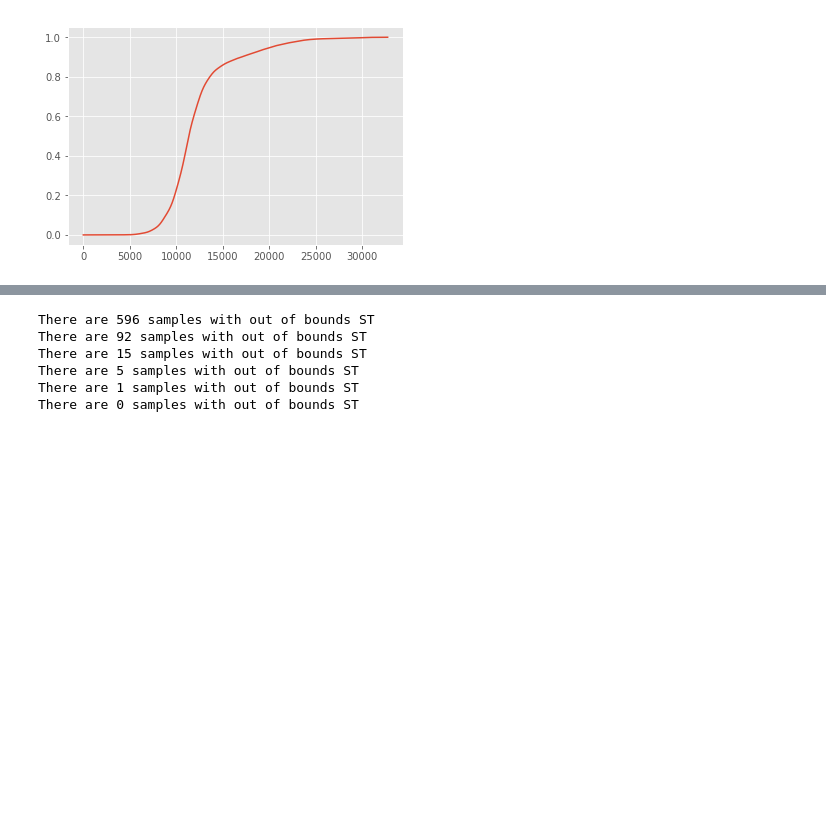
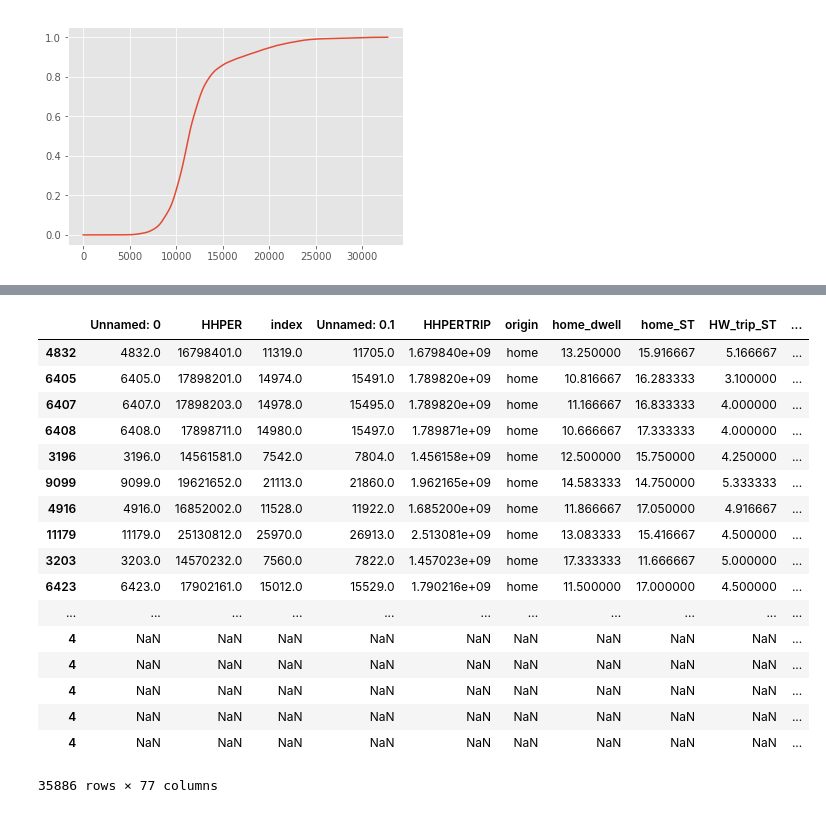
Before and after one commit to ual/activitysynth, a Jupyter notebook: activitysynth/notebooks/fitting_TOD_distributions.ipynb, the cells around one changed output, grey strips where cells are left out. Drawn from its saved outputs; the diff is of its cells as text; code cells hidden in the pictures; blank space fills up the shorter version.

Commit message:
refactoring sampling code for TOD and dwell_work (work=in-progress)

```diff
--- a/activitysynth/notebooks/fitting_TOD_distributions.ipynb
+++ b/activitysynth/notebooks/fitting_TOD_distributions.ipynb
@@ -104,28 +135,54 @@ ST_kde
 # %%
 #ST_kde.loc[1, 'kde'].resample(2)
 # In Simulation
 n_by_TOD = (trips.groupby("TOD")
   .size()
   .reset_index(name='ntrips')
 )
 
-n_by_TOD = n_by_TOD.join(ST_kde, on="TOD")
+n_by_TOD = n_by_TOD.join(ET_kde, on="TOD")
 
-n_by_TOD["ST"] = n_by_TOD.apply(lambda row: row['kde'].resample(row['ntrips']), axis=1)
+n_by_TOD["HW_trip_ET"] = n_by_TOD.apply(lambda row: (row['kde'].resample(row['ntrips']))[0, ], axis=1)
 
-n_by_TOD["HW_trip_ST"] = n_by_TOD["ST"].apply(lambda x: x[0, ])
-n_by_TOD["WH_trip_ST"] = n_by_TOD["ST"].apply(lambda x: x[1, ])
+#n_by_TOD["HW_trip_ST"] = n_by_TOD["ST"].apply(lambda x: x[0, ])
+#n_by_TOD["WH_trip_ST"] = n_by_TOD["ST"].apply(lambda x: x[1, ])
 #ST_kde.kde.apply(lambda x: x.resample(2))
 
-trips_sim = pd.DataFrame({'TOD':n_by_TOD.TOD.repeat(n_by_TOD.HW_trip_ST.str.len()),
-              'HW_trip_ST':np.concatenate(n_by_TOD.HW_trip_ST.values),
-              'WH_trip_ST':np.concatenate(n_by_TOD.WH_trip_ST.values),
+trips_sim = pd.DataFrame({'TOD':n_by_TOD.TOD.repeat(n_by_TOD.HW_trip_ET.str.len()),
+              'HW_trip_ET':np.concatenate(n_by_TOD.HW_trip_ET.values),
+              #'WH_trip_ST':np.concatenate(n_by_TOD.WH_trip_ST.values),
              })
 
 #trips_sim = trips_sim.set_index("TOD")
 #n_by_TOD.ST.values[0, ][0, ].shape
 #n_by_TOD["HW_trip_ST"].apply(lambda x: x.shape)
 
+# To append trips_sim back to trip, sort both trips and trips_sim by TOD
+pd.concat([trips.sort_values(by="TOD"),
+           (trips_sim.sort_values(by="TOD")
+            .rename(columns={"HW_trip_ET": "HW_trip_ET_sim"})
+            .loc[:, "HW_trip_ET_sim"])], axis=0)
+#trips_sim.shape
+
 # handle 24+ hour
-trips_sim.loc[trips_sim["TOD"].isin([14.0, 24.0]) & (trips_sim.WH_trip_ST < 12), 'WH_trip_ST'] -= 24
+#trips_sim.loc[trips_sim["TOD"].isin([14.0, 24.0]) & (trips_sim.WH_trip_ST < 12), 'WH_trip_ST'] -= 24
+# %% [output]
+|  | Unnamed: 0 | HHPER | index | Unnamed: 0.1 | HHPERTRIP | origin | home_dwell | home_ST | HW_trip_ST | ... |
+| 4832 | 4832.0 | 16798401.0 | 11319.0 | 11705.0 | 1.679840e+09 | home | 13.250000 | 15.916667 | 5.166667 | ... |
+| 6405 | 6405.0 | 17898201.0 | 14974.0 | 15491.0 | 1.789820e+09 | home | 10.816667 | 16.283333 | 3.100000 | ... |
+| 6407 | 6407.0 | 17898203.0 | 14978.0 | 15495.0 | 1.789820e+09 | home | 11.166667 | 16.833333 | 4.000000 | ... |
+| 6408 | 6408.0 | 17898711.0 | 14980.0 | 15497.0 | 1.789871e+09 | home | 10.666667 | 17.333333 | 4.000000 | ... |
+| 3196 | 3196.0 | 14561581.0 | 7542.0 | 7804.0 | 1.456158e+09 | home | 12.500000 | 15.750000 | 4.250000 | ... |
+| 9099 | 9099.0 | 19621652.0 | 21113.0 | 21860.0 | 1.962165e+09 | home | 14.583333 | 14.750000 | 5.333333 | ... |
+| 4916 | 4916.0 | 16852002.0 | 11528.0 | 11922.0 | 1.685200e+09 | home | 11.866667 | 17.050000 | 4.916667 | ... |
+| 11179 | 11179.0 | 25130812.0 | 25970.0 | 26913.0 | 2.513081e+09 | home | 13.083333 | 15.416667 | 4.500000 | ... |
+| 3203 | 3203.0 | 14570232.0 | 7560.0 | 7822.0 | 1.457023e+09 | home | 17.333333 | 11.666667 | 5.000000 | ... |
+| 6423 | 6423.0 | 17902161.0 | 15012.0 | 15529.0 | 1.790216e+09 | home | 11.500000 | 17.000000 | 4.500000 | ... |
+| ... | ... | ... | ... | ... | ... | ... | ... | ... | ... | ... |
+| 4 | NaN | NaN | NaN | NaN | NaN | NaN | NaN | NaN | NaN | ... |
+| 4 | NaN | NaN | NaN | NaN | NaN | NaN | NaN | NaN | NaN | ... |
+| 4 | NaN | NaN | NaN | NaN | NaN | NaN | NaN | NaN | NaN | ... |
+| 4 | NaN | NaN | NaN | NaN | NaN | NaN | NaN | NaN | NaN | ... |
+| 4 | NaN | NaN | NaN | NaN | NaN | NaN | NaN | NaN | NaN | ... |
+35886 rows × 77 columns
 # %%
@@ -182,16 +235,9 @@ n_by_TOD = (trips.groupby("TOD")
   .reset_index(name='ntrips')
 )
 
-n_by_TOD.columns, ST_kde.columns
-trips_sim = simulate(n_by_TOD, ST_kde)
-trips_sim.loc[trips_sim["TOD"].isin([14.0, 24.0]) & (trips_sim.WH_trip_ST < 12), 'WH_trip_ST'] -= 24
+n_by_TOD.columns, ET_kde.columns
+trips_sim = simulate_from_kde(n_by_TOD, ET_kde, group_name="TOD", x_name="HW_trips_ET")
+#trips_sim.loc[trips_sim["TOD"].isin([14.0, 24.0]) & (trips_sim.WH_trip_ST < 12), 'WH_trip_ST'] -= 24
-# %% [output]
-There are 596 samples with out of bounds ST
-There are 92 samples with out of bounds ST
-There are 15 samples with out of bounds ST
-There are 5 samples with out of bounds ST
-There are 1 samples with out of bounds ST
-There are 0 samples with out of bounds ST
 # %%
 assert np.alltrue(
     n_by_TOD == (trips_sim.groupby("TOD")
```
Also changed, not shown: parts of 9 cells of this notebook.
